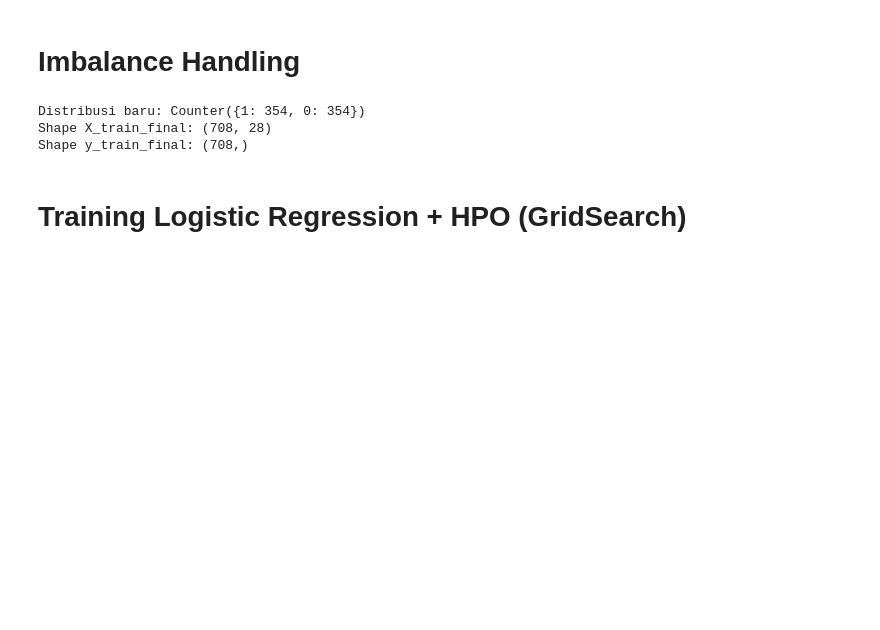
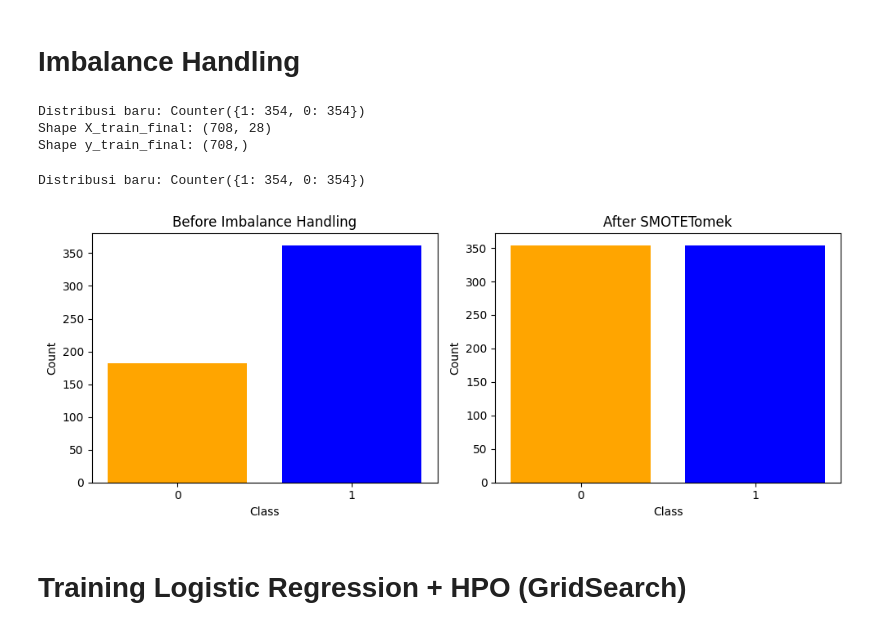
Before and after one commit to PashaAkrilian/Asteroid-Impact-Risk-Prediction-, a Jupyter notebook: Possible_Asteroid_Impacts_with_Earth.ipynb, the cells around one changed output. Saved outputs shown, nothing was run; the diff lists cells and outputs as text; code cells hidden in the pictures; blank space fills up the shorter version.

```diff
--- a/Possible_Asteroid_Impacts_with_Earth.ipynb
+++ b/Possible_Asteroid_Impacts_with_Earth.ipynb
@@ -789,3 +818,39 @@ Shape y_train_final: (708,)
+# %%
+from imblearn.combine import SMOTETomek
+
+smt = SMOTETomek(random_state=42)
+
+X_train_final, y_train_final = smt.fit_resample(X_train_scaled, y_train)
+
+print("Distribusi baru:", Counter(y_train_final))
+# %% [output]
+Distribusi baru: Counter({1: 354, 0: 354})
+# %%
+# Hitung distribusi sebelum dan sesudah
+before = Counter(y_train)
+after  = Counter(y_train_final)
+
+# Plot
+fig, ax = plt.subplots(1, 2, figsize=(10, 4))
+
+# BEFORE
+ax[0].bar(before.keys(), before.values(), color=['blue', 'orange'])
+ax[0].set_title("Before Imbalance Handling")
+ax[0].set_xticks([0, 1])
+ax[0].set_xlabel("Class")
+ax[0].set_ylabel("Count")
+
+# AFTER
+ax[1].bar(after.keys(), after.values(), color=['blue', 'orange'])
+ax[1].set_title("After SMOTETomek")
+ax[1].set_xticks([0, 1])
+ax[1].set_xlabel("Class")
+ax[1].set_ylabel("Count")
+
+plt.tight_layout()
+plt.show()
+# %% [output]
+[figure, added]
 # %% [markdown]
 # Training Logistic Regression + HPO (GridSearch)
 # %% [markdown]
```
Also changed, not shown: parts of 4 cells of this notebook, 7 other files.
